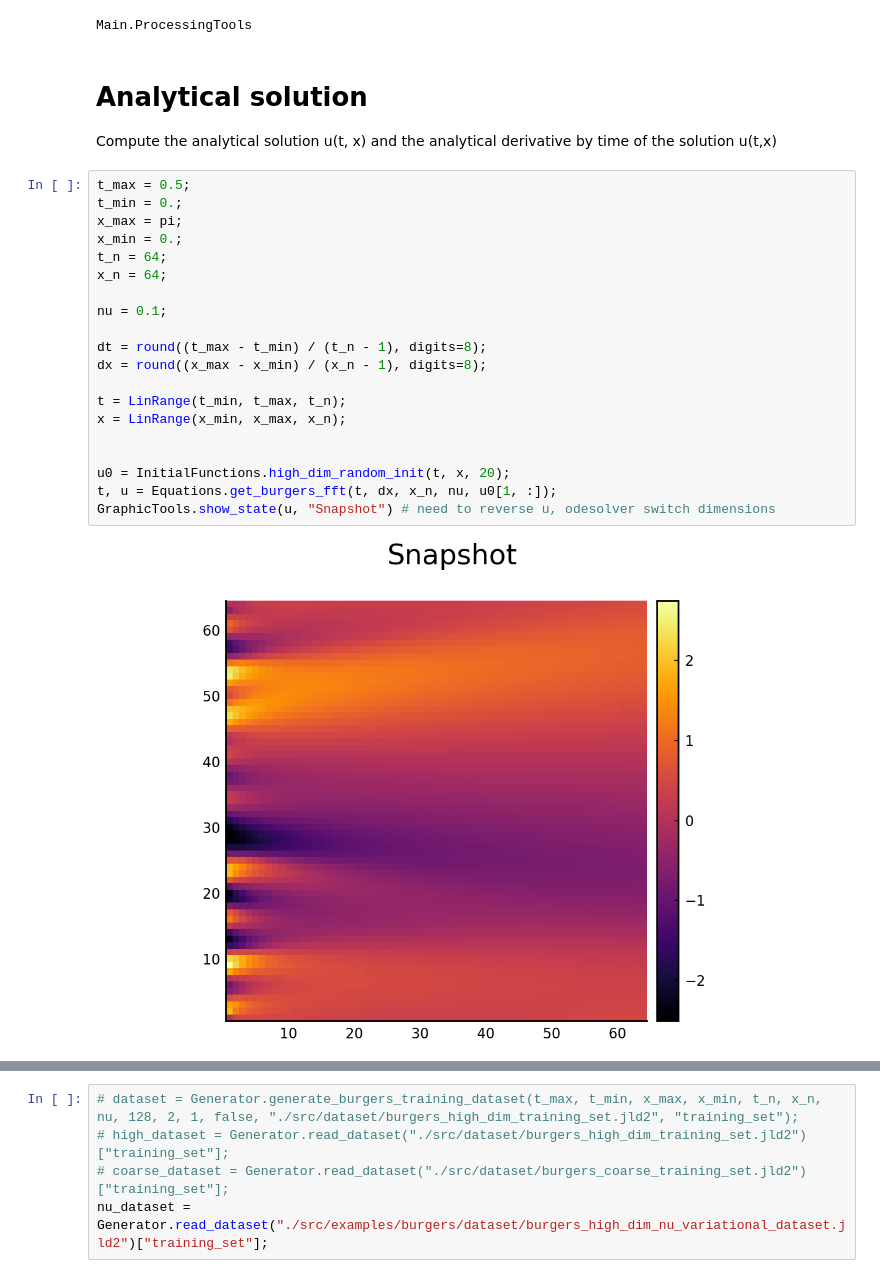
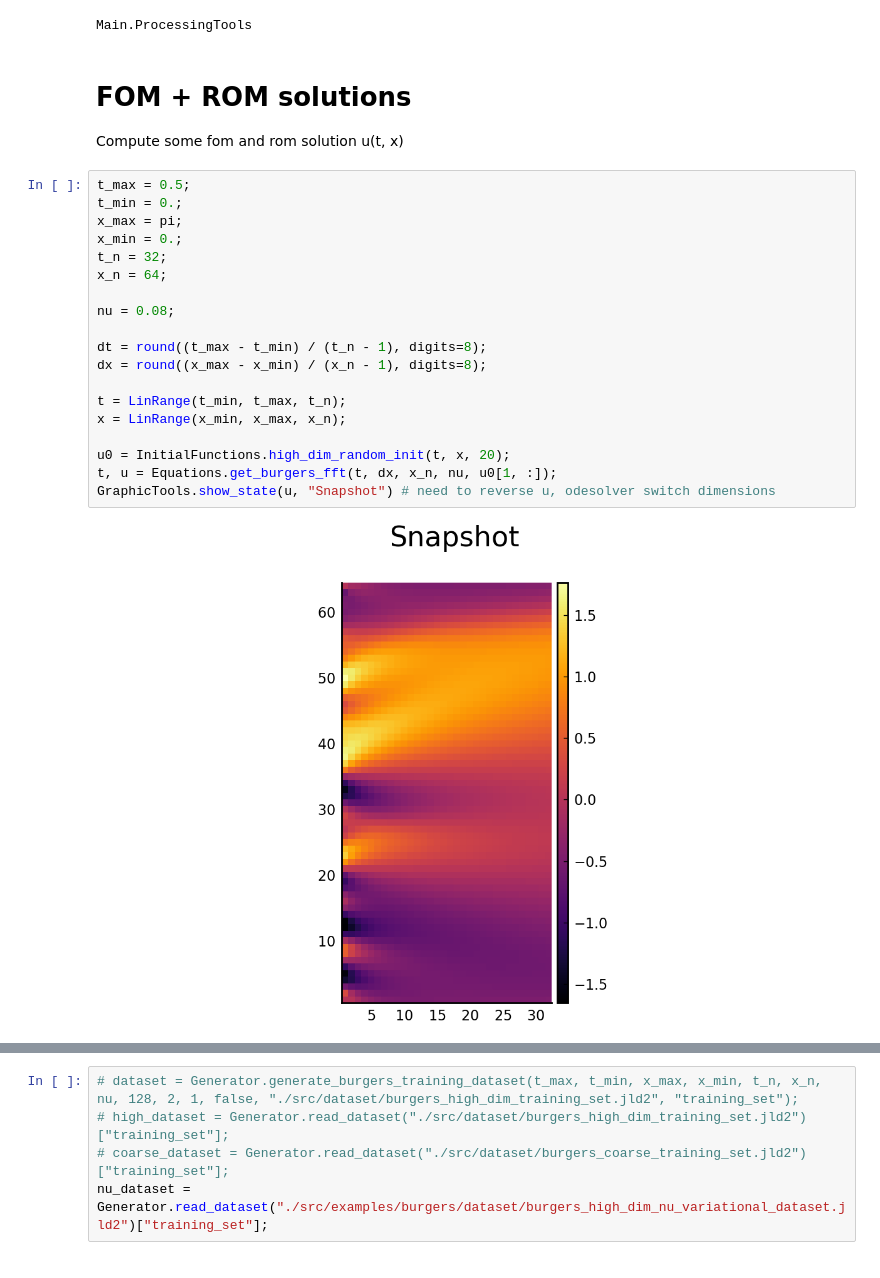
Before and after one commit to vdesgrange/closure-model, a Jupyter notebook: experiments/julia_src/neural_closure/burgers_equation_neural_ode.ipynb, the cells around one changed output, grey strips where cells are left out. Saved outputs shown, nothing was run; the diff lists cells and outputs as text.

```diff
--- a/experiments/julia_src/neural_closure/burgers_equation_neural_ode.ipynb
+++ b/experiments/julia_src/neural_closure/burgers_equation_neural_ode.ipynb
@@ -34,28 +34,27 @@ WARNING: replacing module POD.
 WARNING: replacing module ProcessingTools.
 Main.ProcessingTools
 # %% [markdown]
-# Analytical solution
+# FOM + ROM solutions
 
-Compute the analytical solution u(t, x) and the analytical derivative by time of the solution u(t,x)
+Compute some fom and rom solution u(t, x)
 # %%
 t_max = 0.5;
 t_min = 0.;
 x_max = pi;
 x_min = 0.;
-t_n = 64;
+t_n = 32;
 x_n = 64;
 
-nu = 0.1;
+nu = 0.08;
 
 dt = round((t_max - t_min) / (t_n - 1), digits=8);
 dx = round((x_max - x_min) / (x_n - 1), digits=8);
 
 t = LinRange(t_min, t_max, t_n);
 x = LinRange(x_min, x_max, x_n);
 
-
 u0 = InitialFunctions.high_dim_random_init(t, x, 20);
 t, u = Equations.get_burgers_fft(t, dx, x_n, nu, u0[1, :]);
 GraphicTools.show_state(u, "Snapshot") # need to reverse u, odesolver switch dimensions
 # %% [output]
-[figure, old version]
+[figure, new version]
```
Also changed, not shown: parts of 6 cells of this notebook.
